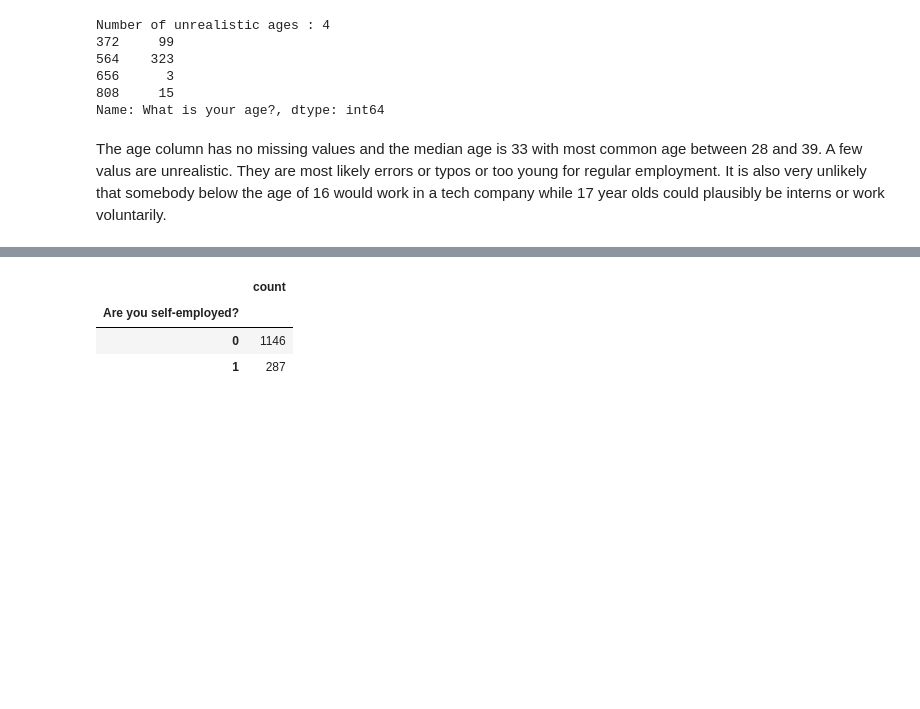
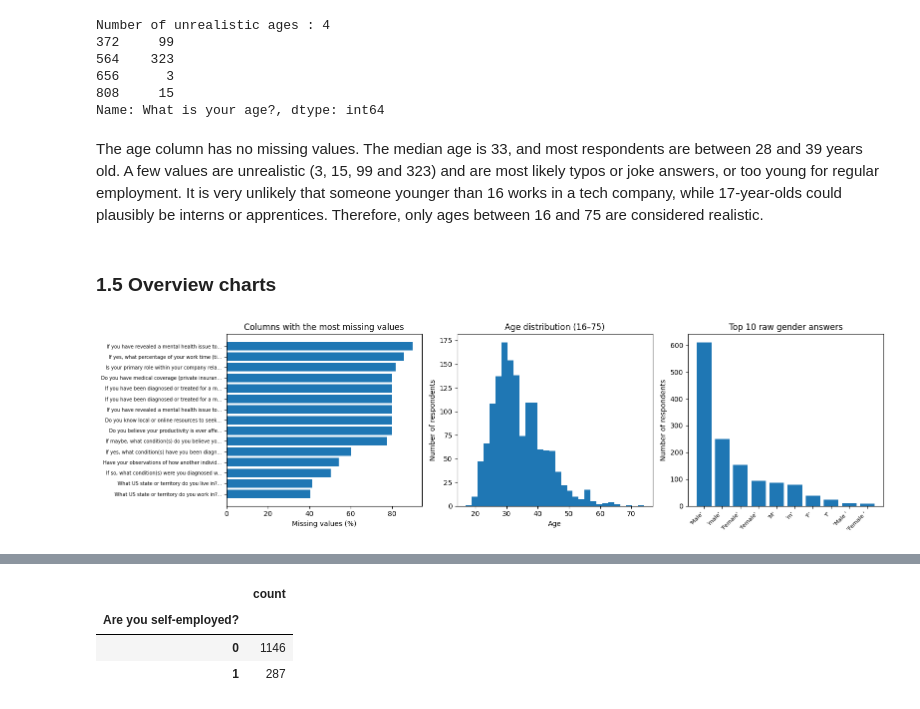
Before and after one commit to faisalhamza909-blip/mental-health-clustering-case-study-, a Jupyter notebook: mental_health_case_study.ipynb, the cells around one changed output, grey strips where cells are left out. Saved outputs shown, nothing was run; the diff lists cells and outputs as text; code cells hidden in the pictures; blank space fills up the shorter version.

```diff
--- a/mental_health_case_study.ipynb
+++ b/mental_health_case_study.ipynb
@@ -144,4 +160,38 @@ Number of unrealistic ages : 4
 808     15
 Name: What is your age?, dtype: int64
 # %% [markdown]
-The age column has no missing values and the median age is 33 with most common age between 28 and 39. A few valus are unrealistic. They are most likely errors or typos or too young for regular employment. It is also very unlikely that somebody below the age of 16 would work in a tech company while 17 year olds could plausibly be interns or work voluntarily.
+The age column has no missing values. The median age is 33, and most respondents are between 28 and 39 years old. A few values are unrealistic (3, 15, 99 and 323) and are most likely typos or joke answers, or too young for regular employment. It is very unlikely that someone younger than 16 works in a tech company, while 17-year-olds could plausibly be interns or apprentices. Therefore, only ages between 16 and 75 are considered realistic.
+# %% [markdown]
+### 1.5 Overview charts
+# %%
+fig, axes = plt.subplots(1, 3, figsize=(16, 4.5))
+
+
+top_missing = (df.isnull().mean() * 100).sort_values(ascending=False).head(15)
+axes[0].barh(range(len(top_missing)), top_missing.values)
+axes[0].set_yticks(range(len(top_missing)))
+axes[0].set_yticklabels([name[:45] + "..." for name in top_missing.index], fontsize=7)
+axes[0].invert_yaxis()
+axes[0].set_xlabel("Missing values (%)")
+axes[0].set_title("Columns with the most missing values")
+
+
+realistic = df["What is your age?"][(df["What is your age?"] >= 16) & (df["What is your age?"] <= 75)]
+axes[1].hist(realistic, bins=30)
+axes[1].set_xlabel("Age")
+axes[1].set_ylabel("Number of respondents")
+axes[1].set_title("Age distribution (16–75)")
+
+
+top_gender = df["What is your gender?"].value_counts().head(10)
+axes[2].bar(range(len(top_gender)), top_gender.values)
+axes[2].set_xticks(range(len(top_gender)))
+axes[2].set_xticklabels([repr(g) for g in top_gender.index], rotation=45, ha="right", fontsize=8)
+axes[2].set_ylabel("Number of respondents")
+axes[2].set_title("Top 10 raw gender answers")
+
+plt.tight_layout()
+plt.savefig(f"{figures_folder}/exploration_overview.png", dpi=150, bbox_inches="tight")
+plt.show()
+# %% [output]
+[figure, added]
```
Also changed, not shown: parts of 102 cells of this notebook.
